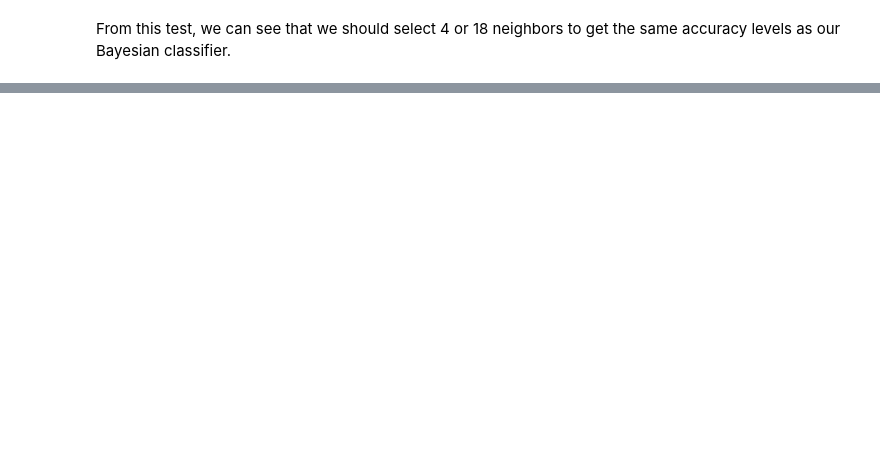
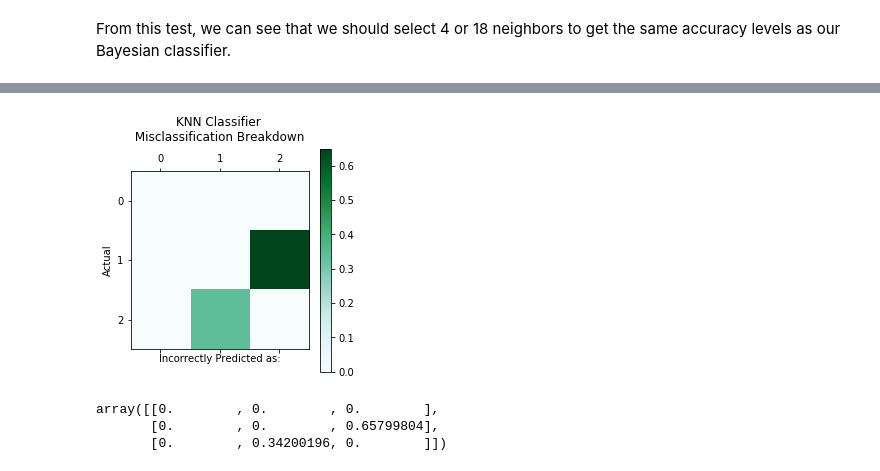
Before and after one commit to ASHSWAN1999/Bayes-vs-Machine-Learning-Comparison, a Jupyter notebook: project3.ipynb, the cells around one changed output, grey strips where cells are left out. Saved outputs shown, nothing was run; the diff lists cells and outputs as text; code cells hidden in the pictures; blank space fills up the shorter version.

```diff
--- a/project3.ipynb
+++ b/project3.ipynb
@@ -241,0 +249,21 @@ Flower: 2    Guess: 1    Data: [6.3 2.8 5.1 1.5]
+# %%
+k = [[0, 0, 0], [0, 0, 0], [0, 0, 0]]
+for i in range(0, int(knn_df.size/3)):
+    x = int(knn_df.iloc[i]['actual'])
+    y = int(knn_df.iloc[i]['guess'])
+    k[y][x] += 1
+K = np.array(k)/int(knn_df.size/3)
+
+plt.matshow(K, vmin=0, vmax=.65, cmap='BuGn')       # same
+plt.colorbar()
+plt.title('KNN Classifier \n Misclassification Breakdown \n')
+plt.xlabel('Incorrectly Predicted as:')
+plt.ylabel('Actual')
+plt.show()
+
+K
+# %% [output]
+[figure, added]
+array([[0.        , 0.        , 0.        ],
+       [0.        , 0.        , 0.65799804],
+       [0.        , 0.34200196, 0.        ]])
```
Also changed, not shown: parts of 17 cells of this notebook.
